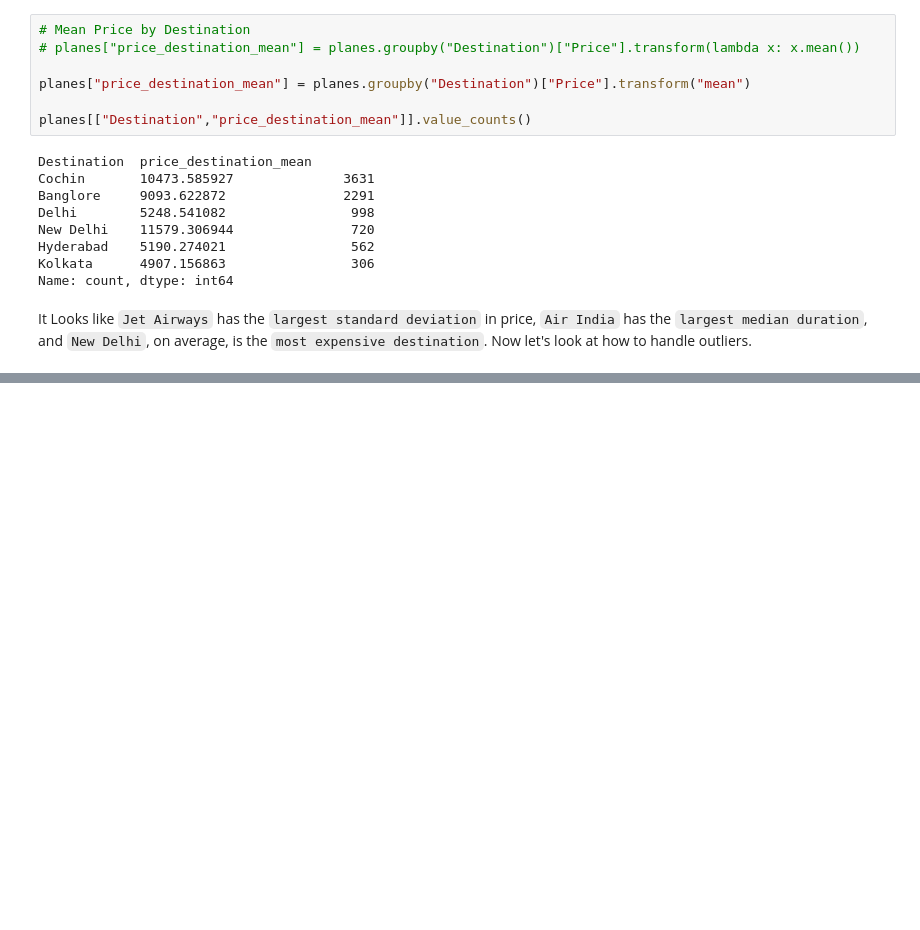
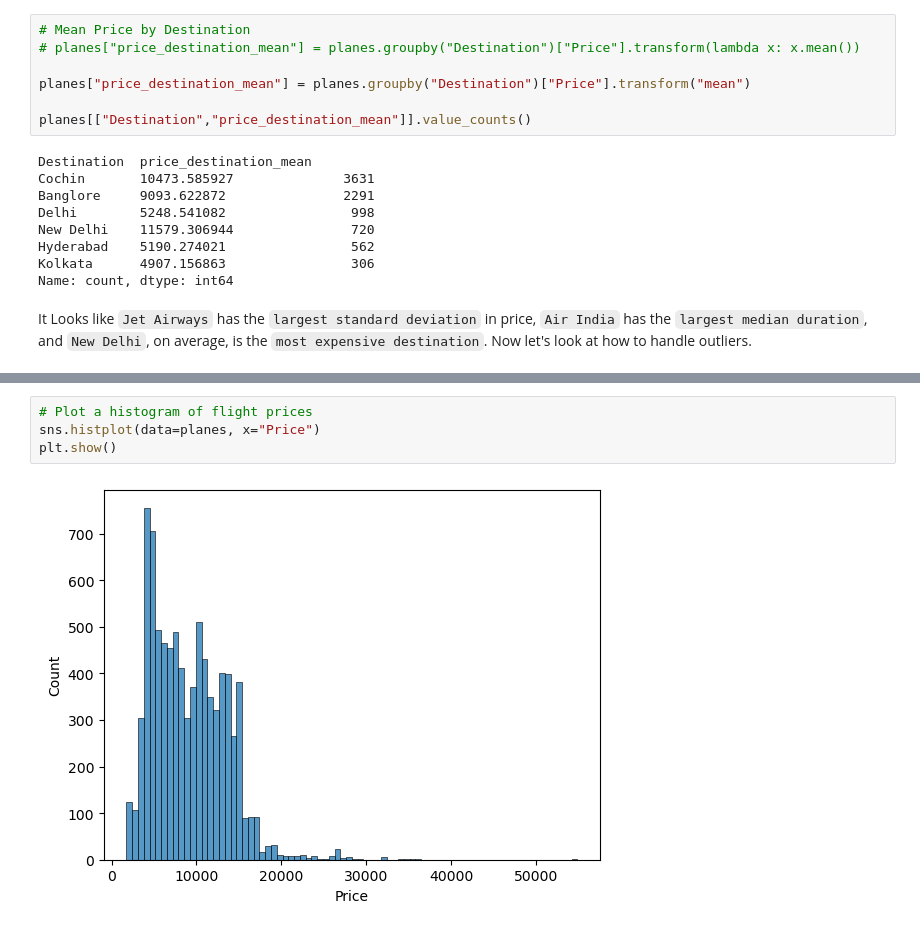
Before and after one commit to aziscript/Python-for-data-analysis, a Jupyter notebook: EDAinPython.ipynb, the cells around one changed output, grey strips where cells are left out. Cells and saved outputs as stored; diff of their text form; blank space fills up the shorter version.

```diff
--- a/EDAinPython.ipynb
+++ b/EDAinPython.ipynb
@@ -875,0 +881,6 @@ It Looks like `Jet Airways` has the `largest standard deviation` in price, `Air
+# %%
+# Plot a histogram of flight prices
+sns.histplot(data=planes, x="Price")
+plt.show()
+# %% [output]
+[figure, added]
```
Also changed, not shown: parts of 43 cells of this notebook.
